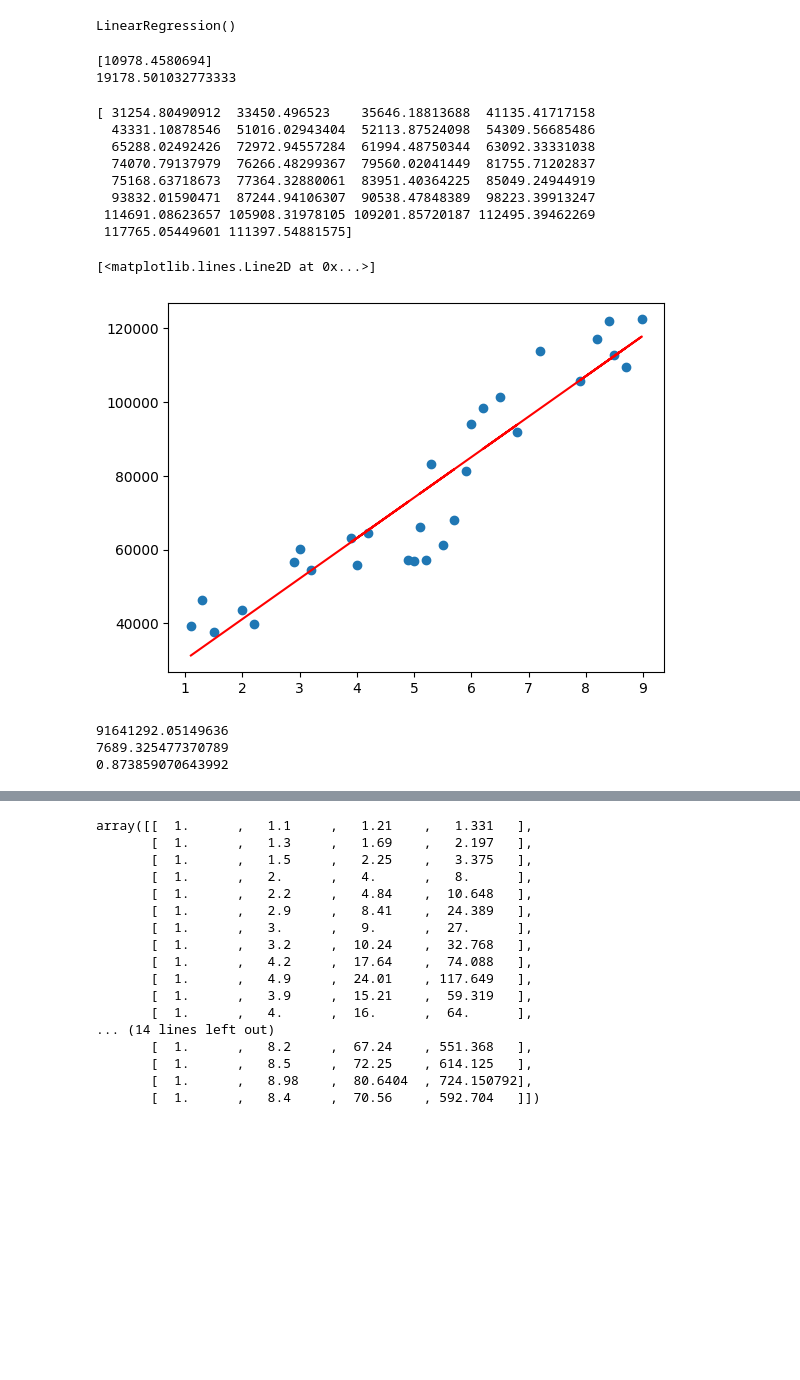
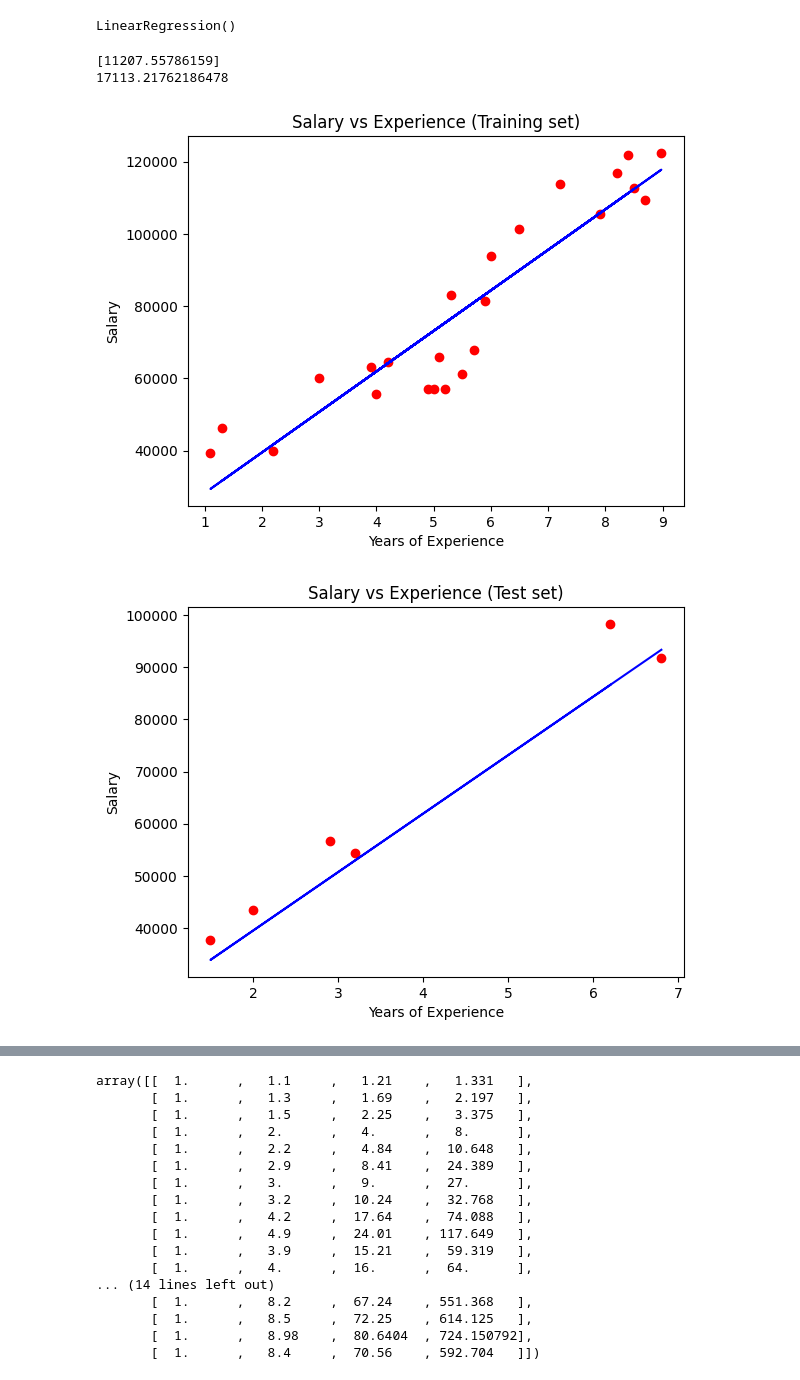
Before and after one commit to ali2yman/Machine_Learning, a Jupyter notebook: code/2 - LinearRegression.ipynb, the cells around one changed output, grey strips where cells are left out. Drawn from its saved outputs; the diff is of its cells as text; code cells hidden in the pictures; blank space fills up the shorter version.

```diff
--- a/code/2 - LinearRegression.ipynb
+++ b/code/2 - LinearRegression.ipynb
@@ -23,7 +51,7 @@ plt.scatter(df['YearsExperience'],df['Salary'])
 <matplotlib.collections.PathCollection at 0x...>
 [figure]
 # %%
-lr = LinearRegression()
+mymodel = LinearRegression()
 # %%
 # df['YearsExperience'] as an input (x)
 # df[salary] as an output (y)
@@ -31,38 +59,41 @@ lr = LinearRegression()
 # -1 >> unknown number of samples(row)       ,,,,,  1 >>> one column
 # Reshape the input feature 'YearsExperience' to a 2D array
 
+# x = df.iloc[:,:-1]
+# y = df.iloc[:,1]
+
+# or
+
 x = df['YearsExperience'].values.reshape(-1, 1)
 y = df['Salary']
-lr.fit(x,y)
+
+x_train , x_test , y_train , y_test = train_test_split(x,y,train_size=0.8,random_state = 10)
+
+mymodel.fit(x_train,y_train)
 # %% [output]
 LinearRegression()
 # %%
-print(lr.coef_)            # slope
-print(lr.intercept_)       #y intercept
+print(mymodel.coef_)            # slope
+print(mymodel.intercept_)       #y intercept
 # %% [output]
-[10978.4580694]
-19178.501032773333
+[11207.55786159]
+17113.21762186478
-# %%
-preds = lr.predict(x)
-print(preds)
-plt.scatter(df['YearsExperience'],df['Salary'])
-plt.plot(df['YearsExperience'],preds,color="r")
-# %% [output]
-[ 31254.80490912  33450.496523    35646.18813688  41135.41717158
-  43331.10878546  51016.02943404  52113.87524098  54309.56685486
-  65288.02492426  72972.94557284  61994.48750344  63092.33331038
-  74070.79137979  76266.48299367  79560.02041449  81755.71202837
-  75168.63718673  77364.32880061  83951.40364225  85049.24944919
-  93832.01590471  87244.94106307  90538.47848389  98223.39913247
- 114691.08623657 105908.31978105 109201.85720187 112495.39462269
- 117765.05449601 111397.54881575]
-[<matplotlib.lines.Line2D at 0x...>]
-[figure, removed]
-# %%
-print(mean_squared_error(y,preds))
-print(mean_absolute_error(y,preds))
-print(r2_score(y,preds))                 # model accuracy
-# %% [output]
-91641292.05149636
-7689.325477370789
-0.873859070643992
+# %%
+plt.scatter(x_train, y_train, color = 'red')
+plt.plot(x_train, mymodel.predict(x_train), color = 'blue')
+plt.title('Salary vs Experience (Training set)')
+plt.xlabel('Years of Experience')
+plt.ylabel('Salary')
+plt.show()
+# %% [output]
+[figure, added]
+# %%
+y_pred = mymodel.predict(x_test)
+plt.scatter(x_test, y_test, color = 'red')
+plt.plot(x_test, y_pred, color = 'blue')
+plt.title('Salary vs Experience (Test set)')
+plt.xlabel('Years of Experience')
+plt.ylabel('Salary')
+plt.show()
+# %% [output]
+[figure, added]
```
Also changed, not shown: parts of 8 cells of this notebook, 3 other files.
